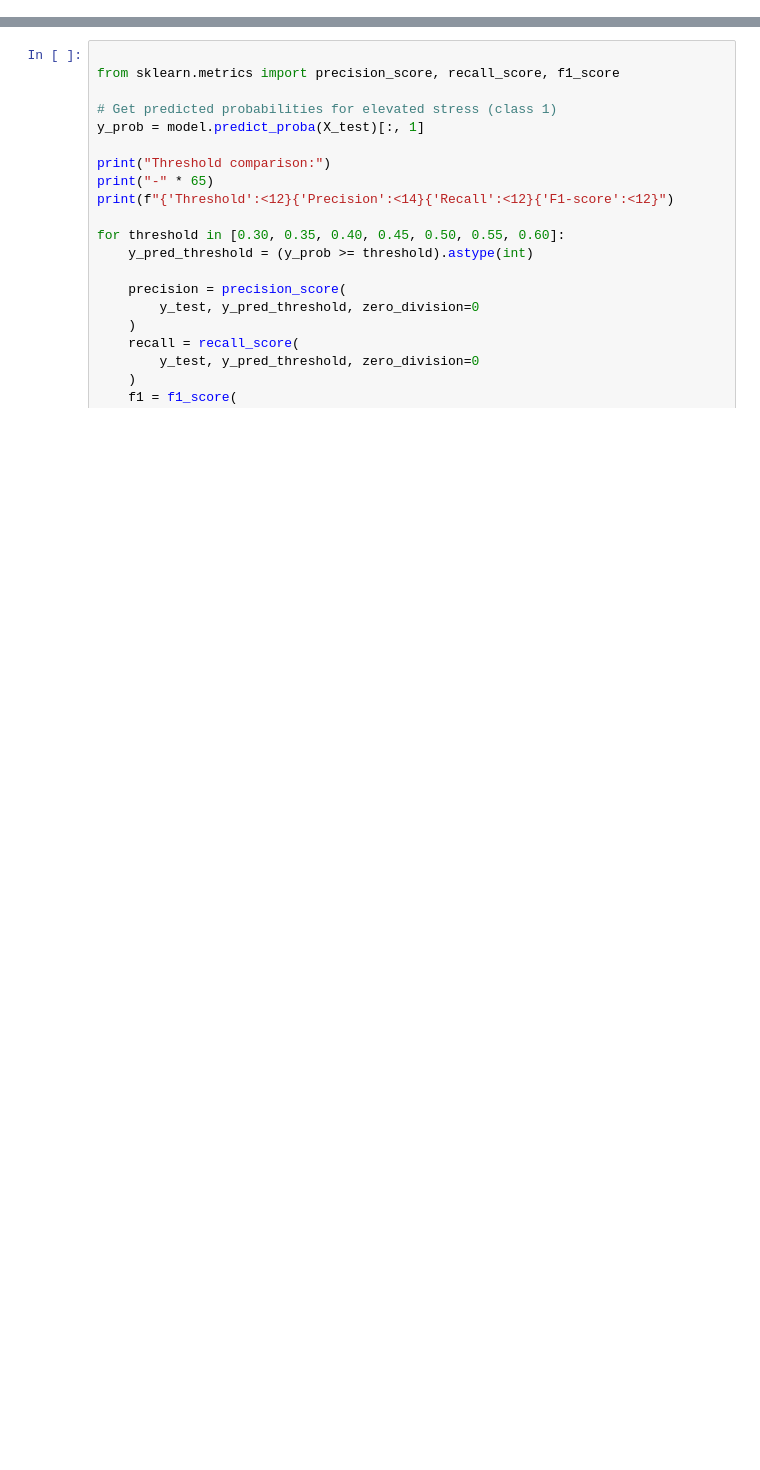
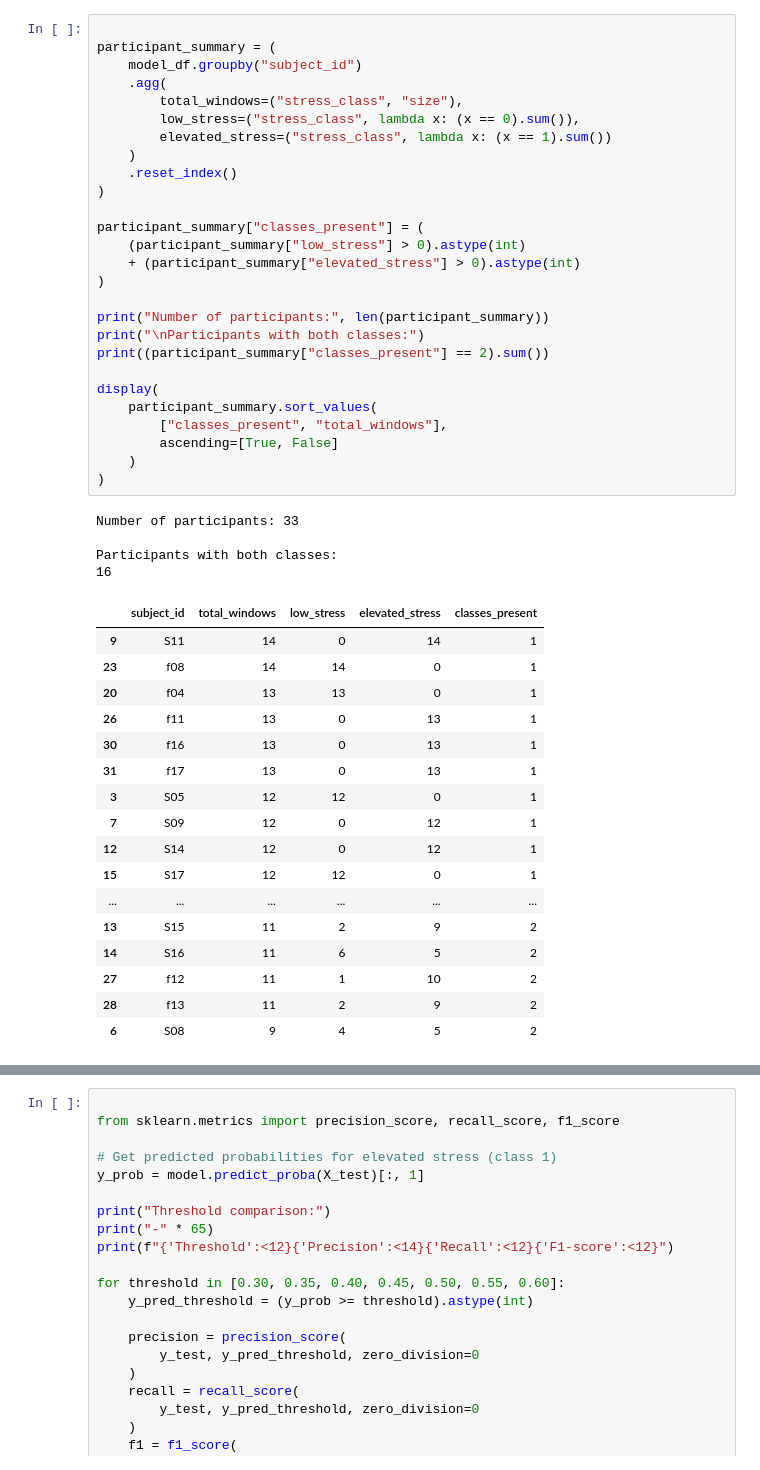
Before and after one commit to varsha-919/AI-Based-Soldier-Health-Risk-Prediction, a Jupyter notebook: notebooks/03_model_training.ipynb, the cells around one changed output, grey strips where cells are left out. Cells and saved outputs as stored; diff of their text form; blank space fills up the shorter version.

```diff
--- a/notebooks/03_model_training.ipynb
+++ b/notebooks/03_model_training.ipynb
@@ -0,0 +1064,49 @@
+# %%
+
+participant_summary = (
+    model_df.groupby("subject_id")
+    .agg(
+        total_windows=("stress_class", "size"),
+        low_stress=("stress_class", lambda x: (x == 0).sum()),
+        elevated_stress=("stress_class", lambda x: (x == 1).sum())
+    )
+    .reset_index()
+)
+
+participant_summary["classes_present"] = (
+    (participant_summary["low_stress"] > 0).astype(int)
+    + (participant_summary["elevated_stress"] > 0).astype(int)
+)
+
+print("Number of participants:", len(participant_summary))
+print("\nParticipants with both classes:")
+print((participant_summary["classes_present"] == 2).sum())
+
+display(
+    participant_summary.sort_values(
+        ["classes_present", "total_windows"],
+        ascending=[True, False]
+    )
+)
+# %% [output]
+Number of participants: 33
+
+Participants with both classes:
+16
+|  | subject_id | total_windows | low_stress | elevated_stress | classes_present |
+| 9 | S11 | 14 | 0 | 14 | 1 |
+| 23 | f08 | 14 | 14 | 0 | 1 |
+| 20 | f04 | 13 | 13 | 0 | 1 |
+| 26 | f11 | 13 | 0 | 13 | 1 |
+| 30 | f16 | 13 | 0 | 13 | 1 |
+| 31 | f17 | 13 | 0 | 13 | 1 |
+| 3 | S05 | 12 | 12 | 0 | 1 |
+| 7 | S09 | 12 | 0 | 12 | 1 |
+| 12 | S14 | 12 | 0 | 12 | 1 |
+| 15 | S17 | 12 | 12 | 0 | 1 |
+| ... | ... | ... | ... | ... | ... |
+| 13 | S15 | 11 | 2 | 9 | 2 |
+| 14 | S16 | 11 | 6 | 5 | 2 |
+| 27 | f12 | 11 | 1 | 10 | 2 |
+| 28 | f13 | 11 | 2 | 9 | 2 |
+| 6 | S08 | 9 | 4 | 5 | 2 |
```
Also changed, not shown: parts of 34 cells of this notebook, 10 other files.
